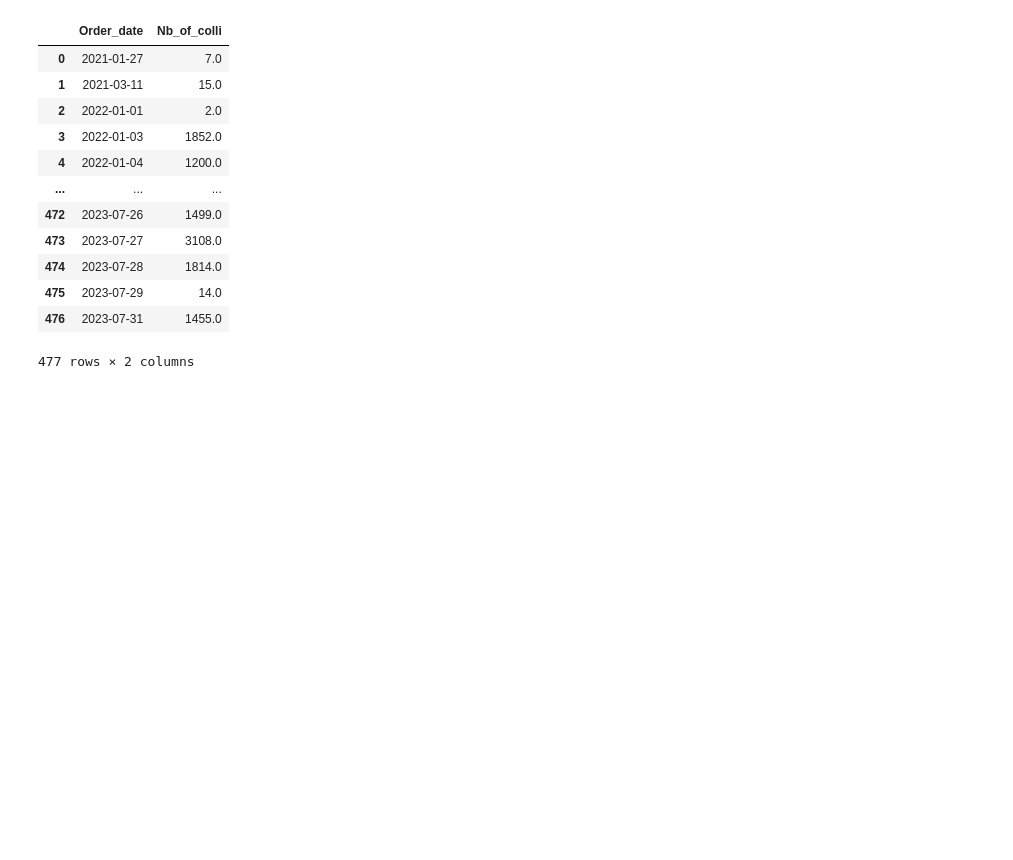
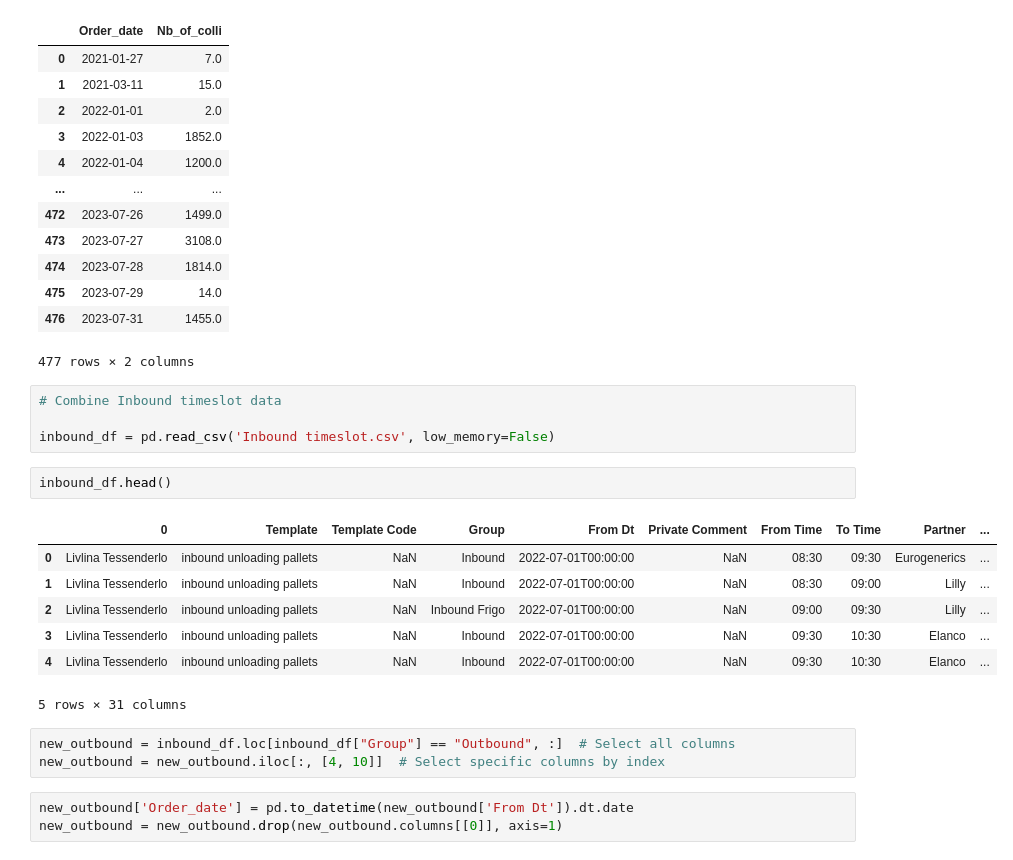
Before and after one commit to HarveyMariya/DataScience_UHasselt, a Jupyter notebook: Python_Scripts/Data_Science_Project/Data_wrangling_DS_project.ipynb, the cells around one changed output. Saved outputs shown, nothing was run; the diff lists cells and outputs as text; blank space fills up the shorter version.

```diff
--- a/Python_Scripts/Data_Science_Project/Data_wrangling_DS_project.ipynb
+++ b/Python_Scripts/Data_Science_Project/Data_wrangling_DS_project.ipynb
@@ -666,3 +666,23 @@ unique_order_number_colli.sort_values(by='Order_date', ascending=True)
 | 475 | 2023-07-29 | 14.0 |
 | 476 | 2023-07-31 | 1455.0 |
 477 rows × 2 columns
+# %%
+# Combine Inbound timeslot data
+
+inbound_df = pd.read_csv('Inbound timeslot.csv', low_memory=False)
+# %%
+inbound_df.head()
+# %% [output]
+|  | 0 | Template | Template Code | Group | From Dt | Private Comment | From Time | To Time | Partner | ... |
+| 0 | Livlina Tessenderlo | inbound unloading pallets | NaN | Inbound | 2022-07-01T00:00:00 | NaN | 08:30 | 09:30 | Eurogenerics | ... |
+| 1 | Livlina Tessenderlo | inbound unloading pallets | NaN | Inbound | 2022-07-01T00:00:00 | NaN | 08:30 | 09:00 | Lilly | ... |
+| 2 | Livlina Tessenderlo | inbound unloading pallets | NaN | Inbound Frigo | 2022-07-01T00:00:00 | NaN | 09:00 | 09:30 | Lilly | ... |
+| 3 | Livlina Tessenderlo | inbound unloading pallets | NaN | Inbound | 2022-07-01T00:00:00 | NaN | 09:30 | 10:30 | Elanco | ... |
+| 4 | Livlina Tessenderlo | inbound unloading pallets | NaN | Inbound | 2022-07-01T00:00:00 | NaN | 09:30 | 10:30 | Elanco | ... |
+5 rows × 31 columns
+# %%
+new_outbound = inbound_df.loc[inbound_df["Group"] == "Outbound", :]  # Select all columns
+new_outbound = new_outbound.iloc[:, [4, 10]]  # Select specific columns by index
+# %%
+new_outbound['Order_date'] = pd.to_datetime(new_outbound['From Dt']).dt.date
+new_outbound = new_outbound.drop(new_outbound.columns[[0]], axis=1)
```
Also changed, not shown: parts of 24 cells of this notebook, 2 other files.
